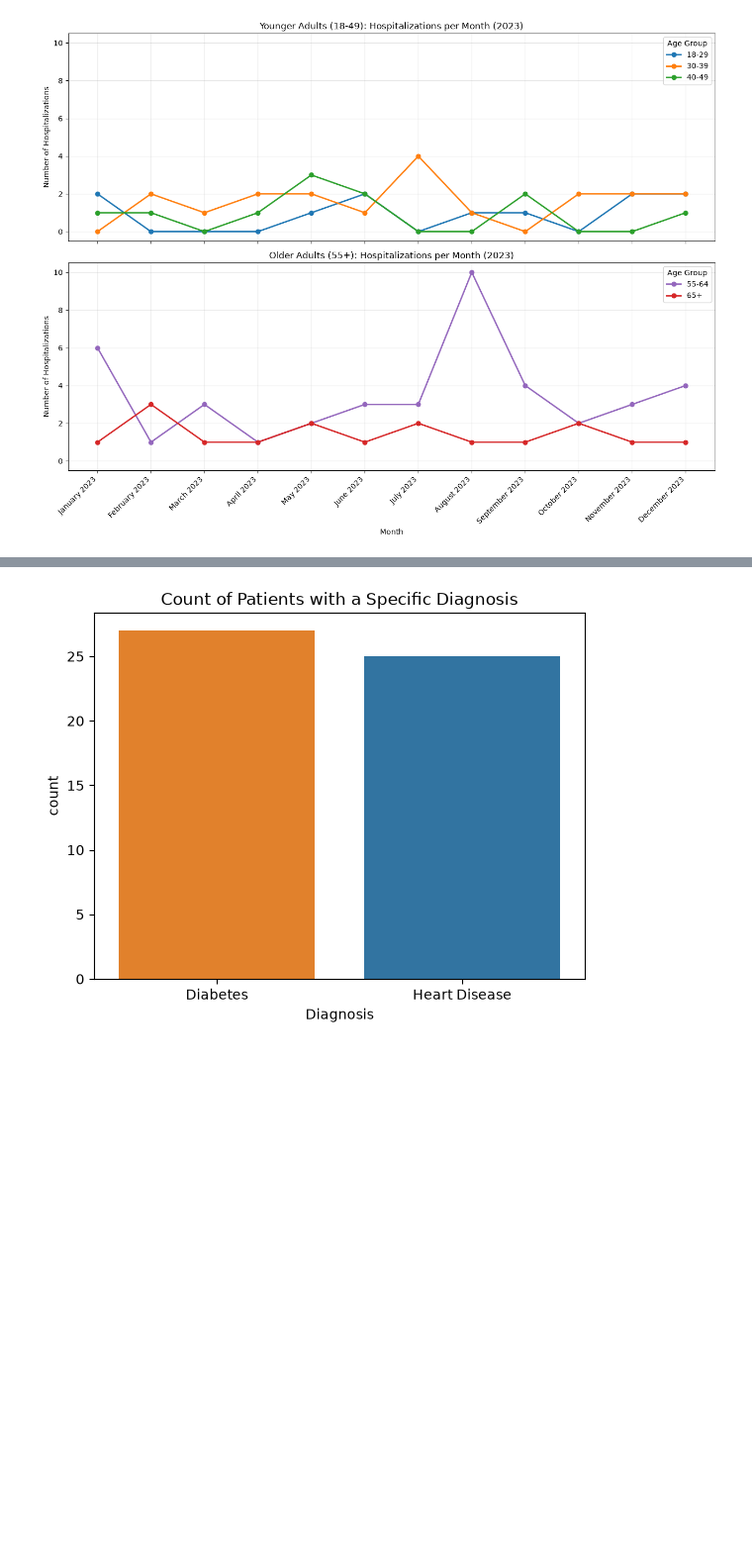
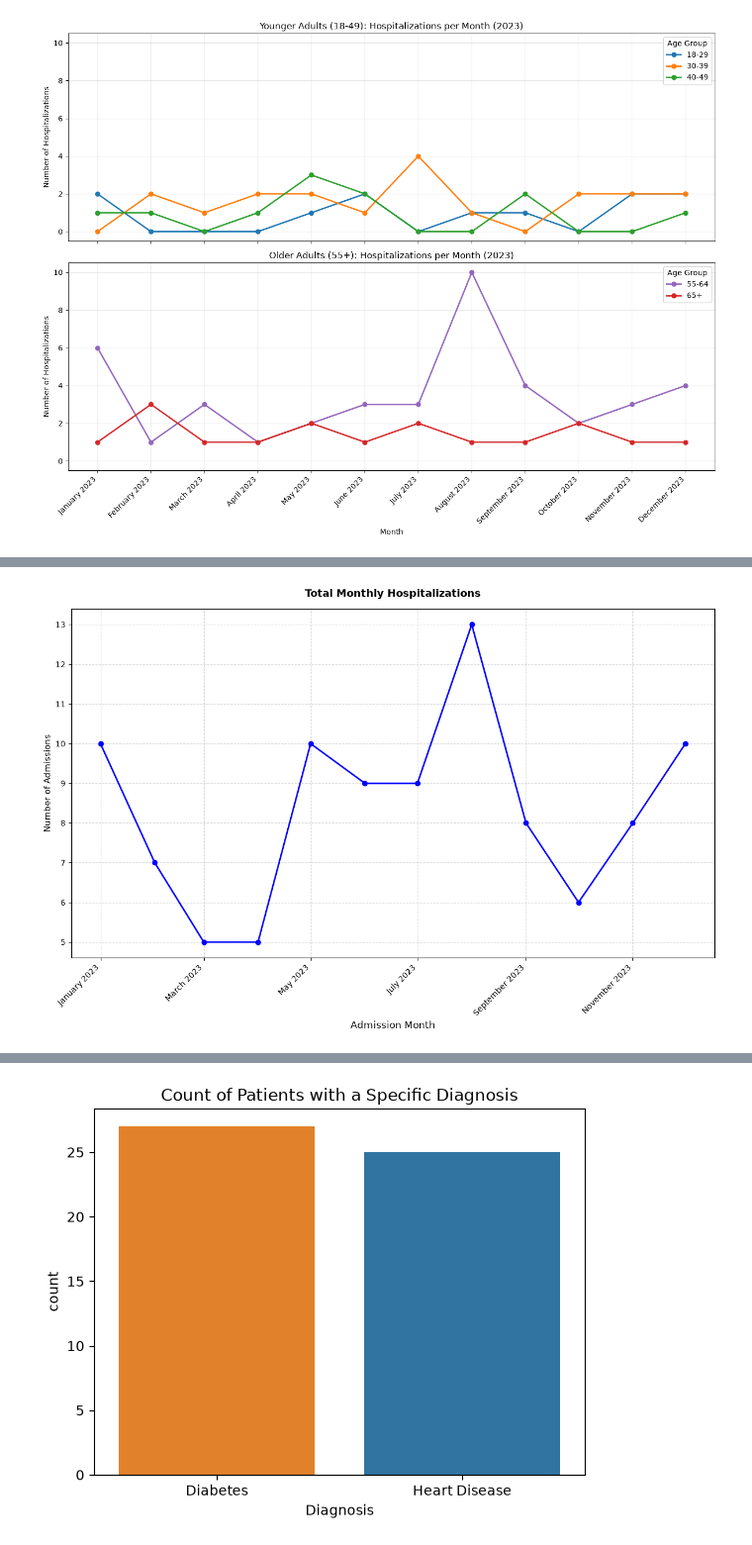
Before and after one commit to AHayslip23/medical_dirty_data, a Jupyter notebook: Medical Data Practice.ipynb, the cells around one changed output, grey strips where cells are left out. Shown at 99% size. Drawn from its saved outputs; the diff is of its cells as text; code cells hidden in the pictures; blank space fills up the shorter version.

```diff
--- a/Medical Data Practice.ipynb
+++ b/Medical Data Practice.ipynb
@@ -535,3 +588,31 @@ plt.show()
+# %%
+monthly_counts = medical_clean.groupby(
+    medical_clean["Admission_Date"].dt.to_period("M")
+).size()
+
+monthly_counts.index = monthly_counts.index.to_timestamp()
+
+fig, ax = plt.subplots(figsize=(12, 8))
+
+ax.plot(monthly_counts.index,
+       monthly_counts.values,
+       marker="o",
+       linewidth=2,
+       color="blue",
+       )
+
+ax.set_title("Total Monthly Hospitalizations", fontsize=13, fontweight="bold", pad=15)
+ax.set_xlabel("Admission Month", fontsize=12)
+ax.set_ylabel("Number of Admissions", fontsize=11)
+
+ax.xaxis.set_major_formatter(mdates.DateFormatter("%B %Y"))
+plt.xticks(rotation=45, ha="right")
+
+ax.grid(True, linestyle="--", alpha=0.5)
+plt.tight_layout()
+plt.show()
+# %% [output]
+[figure, added]
 # %%
 diagnosis_obtained = medical_clean[medical_clean["Diagnosis"] != "No Diagnosis"]
 diagnosis_obtained
```
Also changed, not shown: parts of 30 cells of this notebook.
